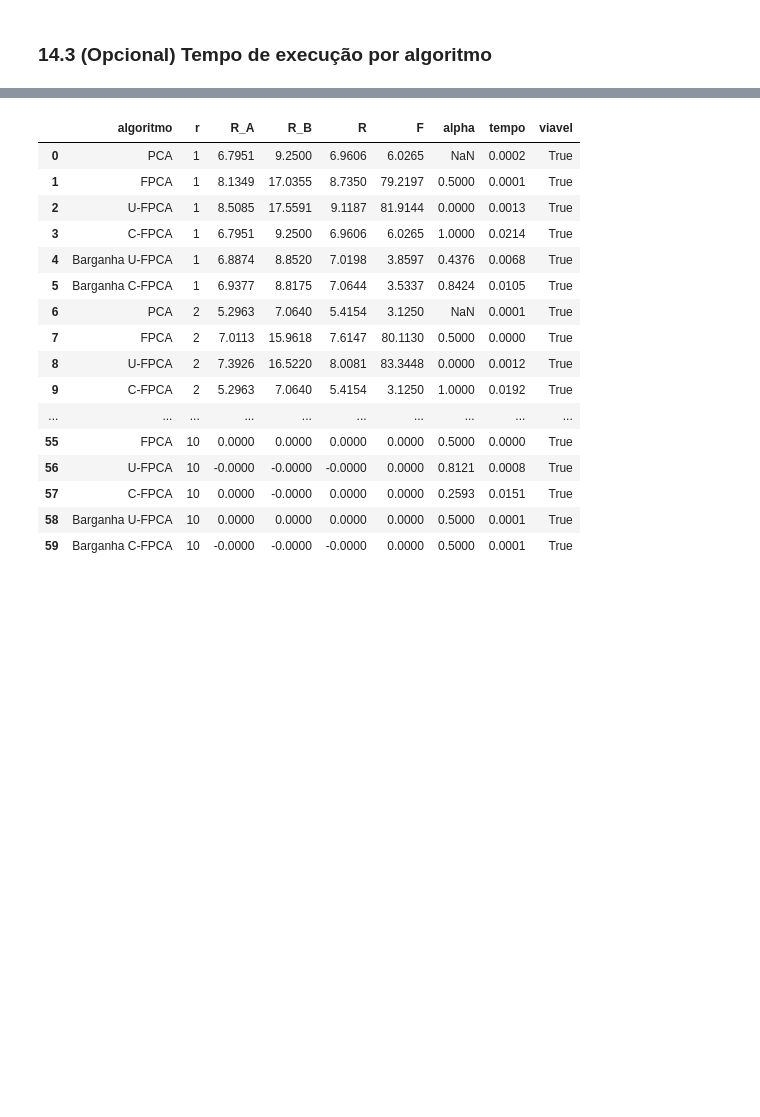
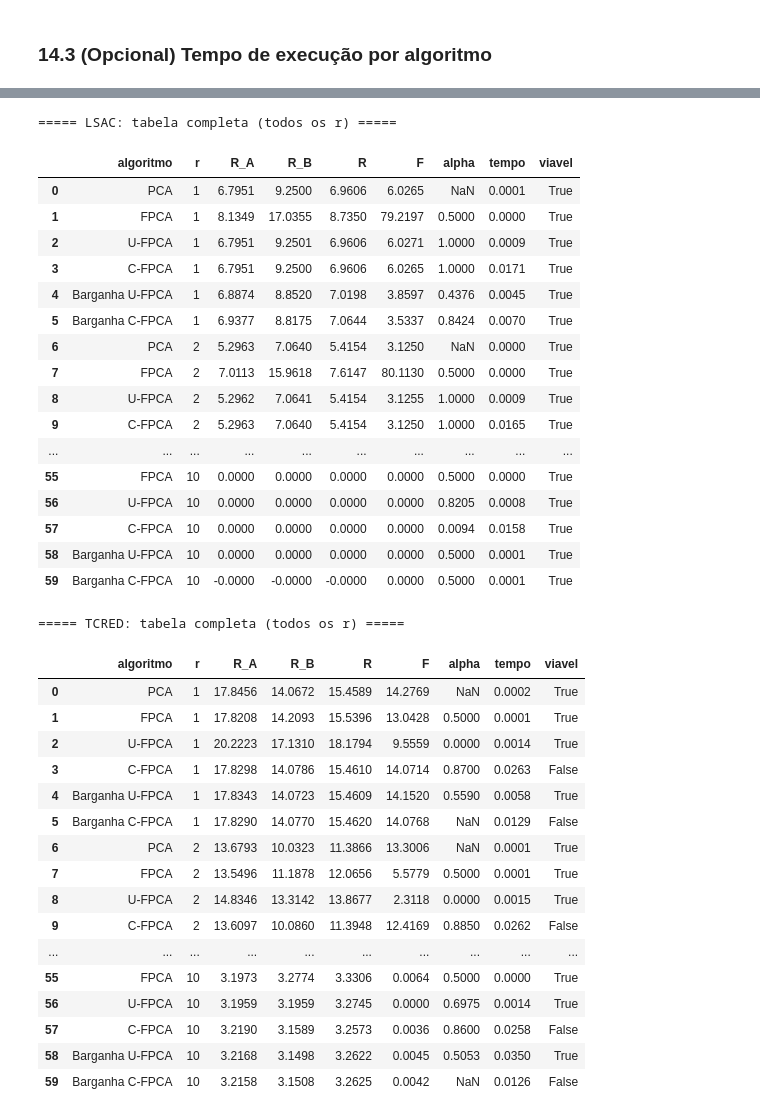
Before and after one commit to MDuqi/Bargaining-Fair-PCA, a Jupyter notebook: fair_pca_experimentos.ipynb, the cells around one changed output, grey strips where cells are left out. Saved outputs shown, nothing was run; the diff lists cells and outputs as text; code cells hidden in the pictures; blank space fills up the shorter version.

```diff
--- a/fair_pca_experimentos.ipynb
+++ b/fair_pca_experimentos.ipynb
@@ -492,7 +491,7 @@ def cfpca(CX, CA, CB, r, tau, n_grid=401, tol=ALPHA_TOL, n_iter=ALPHA_ITER):
     custos, violacoes = [], []
     for a in alphas:
         RA, RB = avaliar(a)
-        custos.append(disparity(RA, RB))
+        custos.append(fairness(RA, RB))   # minimiza o QUADRADO da disparidade
         violacoes.append(max(RA - tau, 0.0) + max(RB - tau, 0.0))
     custos, violacoes = np.array(custos), np.array(violacoes)
 
@@ -506,7 +505,7 @@ def cfpca(CX, CA, CB, r, tau, n_grid=401, tol=ALPHA_TOL, n_iter=ALPHA_ITER):
             RA, RB = avaliar(alpha)
             if RA > tau + 1e-9 or RB > tau + 1e-9:
                 return np.inf
-            return disparity(RA, RB)
+            return fairness(RA, RB)
 
         alpha_star = busca_secao_aurea(custo_restrito, a0, a1, tol, n_iter)
         if custo_restrito(alpha_star) == np.inf:   # refino saiu da região viável
@@ -759,0 +773,4 @@ if not df_resultados.empty:
+# %%
+for nome_dataset, res in resultados_por_dataset.items():
+    plot_metrica(res["df"], "F", "Fairness × Dimensão Reduzida",
+                 r"$F(U) = \left(R_A(U) - R_B(U)\right)^2$", nome_dataset)
@@ -760,21 +780,24 @@ if not df_resultados.empty:
 # %% [markdown]
 ### 14.1 (Opcional) α por dimensão — U-FPCA vs. peso endógeno da Barganha
 # %%
-if not df_resultados.empty:
+def plot_alpha(df_res, nome_dataset):
     fig, ax = plt.subplots(figsize=(7, 4.5), dpi=130)
     for algo, cor, mk in zip(["FPCA", "U-FPCA", "C-FPCA"], CORES[1:4], MARCADORES[1:4]):
-        sub = df_resultados[df_resultados["algoritmo"] == algo].sort_values("r")
+        sub = df_res[df_res["algoritmo"] == algo].sort_values("r")
         ax.plot(sub["r"], sub["alpha"], marker=mk, color=cor, label=f"{algo} (α)", linewidth=1.8)
     for algo, cor, mk in zip(["Barganha U-FPCA", "Barganha C-FPCA"], CORES[4:], MARCADORES[4:]):
-        sub = df_resultados[df_resultados["algoritmo"] == algo].sort_values("r")
+        sub = df_res[df_res["algoritmo"] == algo].sort_values("r")
         ax.plot(sub["r"], sub["alpha"], marker=mk, color=cor, linestyle="--",
                  label=f"{algo} (peso endógeno)", linewidth=1.8)
     ax.set_xlabel("Dimensão reduzida (r)")
     ax.set_ylabel(r"$\alpha$ (ou peso endógeno análogo)")
-    ax.set_title(f"Parâmetro de mistura por dimensão ({CONFIG['NAME']})")
+    ax.set_title(f"Parâmetro de mistura por dimensão\nDataset: {nome_dataset}")
     ax.legend(frameon=False, fontsize=7, ncol=2)
     ax.grid(alpha=0.3, linestyle="--")
     fig.tight_layout()
-    fig.savefig(f"fig_alpha_por_r_{CONFIG['NAME']}.png", bbox_inches="tight")
     plt.show()
+
+
+for nome_dataset, res in resultados_por_dataset.items():
+    plot_alpha(res["df"], nome_dataset)
 # %% [output]
@@ -802,16 +854,18 @@ if not df_resultados.empty:
 # %% [markdown]
 ### 14.3 (Opcional) Tempo de execução por algoritmo
 # %%
-if not df_resultados.empty:
-    tempo_medio = (df_resultados.groupby("algoritmo")["tempo"].mean()
-                   .reindex(ALGOS_ORDEM))
+def plot_tempo(df_res, nome_dataset):
+    tempo_medio = (df_res.groupby("algoritmo")["tempo"].mean().reindex(ALGOS_ORDEM))
     fig, ax = plt.subplots(figsize=(7, 4.5), dpi=130)
     ax.bar(tempo_medio.index, tempo_medio.values, color=CORES)
     ax.set_ylabel("Tempo médio de execução (s)")
-    ax.set_title(f"Tempo de execução médio por algoritmo (média sobre r = 1..{R_MAX})")
+    ax.set_title(f"Tempo de execução médio por algoritmo\nDataset: {nome_dataset}")
     ax.tick_params(axis="x", rotation=30)
     ax.grid(alpha=0.3, linestyle="--", axis="y")
     fig.tight_layout()
-    fig.savefig(f"fig_tempo_execucao_{CONFIG['NAME']}.png", bbox_inches="tight")
     plt.show()
+
+
+for nome_dataset, res in resultados_por_dataset.items():
+    plot_tempo(res["df"], nome_dataset)
 # %% [output]
@@ -825,26 +881,46 @@ compor a tabela comparativa do artigo.
 # %%
-if not df_resultados.empty:
-    tabela_completa = (df_resultados
+for nome_dataset, res in resultados_por_dataset.items():
+    print(f"\n===== {nome_dataset}: tabela completa (todos os r) =====")
+    tabela_completa = (res["df"]
                         .assign(algoritmo=lambda d: pd.Categorical(d["algoritmo"], ALGOS_ORDEM, ordered=True))
                         .sort_values(["r", "algoritmo"])
                         .reset_index(drop=True))
     display(tabela_completa.round(4))
 # %% [output]
+===== LSAC: tabela completa (todos os r) =====
 |  | algoritmo | r | R_A | R_B | R | F | alpha | tempo | viavel |
-| 0 | PCA | 1 | 6.7951 | 9.2500 | 6.9606 | 6.0265 | NaN | 0.0002 | True |
-| 1 | FPCA | 1 | 8.1349 | 17.0355 | 8.7350 | 79.2197 | 0.5000 | 0.0001 | True |
-| 2 | U-FPCA | 1 | 8.5085 | 17.5591 | 9.1187 | 81.9144 | 0.0000 | 0.0013 | True |
-| 3 | C-FPCA | 1 | 6.7951 | 9.2500 | 6.9606 | 6.0265 | 1.0000 | 0.0214 | True |
-| 4 | Barganha U-FPCA | 1 | 6.8874 | 8.8520 | 7.0198 | 3.8597 | 0.4376 | 0.0068 | True |
-| 5 | Barganha C-FPCA | 1 | 6.9377 | 8.8175 | 7.0644 | 3.5337 | 0.8424 | 0.0105 | True |
-| 6 | PCA | 2 | 5.2963 | 7.0640 | 5.4154 | 3.1250 | NaN | 0.0001 | True |
+| 0 | PCA | 1 | 6.7951 | 9.2500 | 6.9606 | 6.0265 | NaN | 0.0001 | True |
+| 1 | FPCA | 1 | 8.1349 | 17.0355 | 8.7350 | 79.2197 | 0.5000 | 0.0000 | True |
+| 2 | U-FPCA | 1 | 6.7951 | 9.2501 | 6.9606 | 6.0271 | 1.0000 | 0.0009 | True |
+| 3 | C-FPCA | 1 | 6.7951 | 9.2500 | 6.9606 | 6.0265 | 1.0000 | 0.0171 | True |
+| 4 | Barganha U-FPCA | 1 | 6.8874 | 8.8520 | 7.0198 | 3.8597 | 0.4376 | 0.0045 | True |
+| 5 | Barganha C-FPCA | 1 | 6.9377 | 8.8175 | 7.0644 | 3.5337 | 0.8424 | 0.0070 | True |
+| 6 | PCA | 2 | 5.2963 | 7.0640 | 5.4154 | 3.1250 | NaN | 0.0000 | True |
 | 7 | FPCA | 2 | 7.0113 | 15.9618 | 7.6147 | 80.1130 | 0.5000 | 0.0000 | True |
-| 8 | U-FPCA | 2 | 7.3926 | 16.5220 | 8.0081 | 83.3448 | 0.0000 | 0.0012 | True |
-| 9 | C-FPCA | 2 | 5.2963 | 7.0640 | 5.4154 | 3.1250 | 1.0000 | 0.0192 | True |
+| 8 | U-FPCA | 2 | 5.2962 | 7.0641 | 5.4154 | 3.1255 | 1.0000 | 0.0009 | True |
+| 9 | C-FPCA | 2 | 5.2963 | 7.0640 | 5.4154 | 3.1250 | 1.0000 | 0.0165 | True |
 | ... | ... | ... | ... | ... | ... | ... | ... | ... | ... |
 | 55 | FPCA | 10 | 0.0000 | 0.0000 | 0.0000 | 0.0000 | 0.5000 | 0.0000 | True |
-| 56 | U-FPCA | 10 | -0.0000 | -0.0000 | -0.0000 | 0.0000 | 0.8121 | 0.0008 | True |
-| 57 | C-FPCA | 10 | 0.0000 | -0.0000 | 0.0000 | 0.0000 | 0.2593 | 0.0151 | True |
+| 56 | U-FPCA | 10 | 0.0000 | 0.0000 | 0.0000 | 0.0000 | 0.8205 | 0.0008 | True |
+| 57 | C-FPCA | 10 | 0.0000 | 0.0000 | 0.0000 | 0.0000 | 0.0094 | 0.0158 | True |
 | 58 | Barganha U-FPCA | 10 | 0.0000 | 0.0000 | 0.0000 | 0.0000 | 0.5000 | 0.0001 | True |
 | 59 | Barganha C-FPCA | 10 | -0.0000 | -0.0000 | -0.0000 | 0.0000 | 0.5000 | 0.0001 | True |
+===== TCRED: tabela completa (todos os r) =====
+|  | algoritmo | r | R_A | R_B | R | F | alpha | tempo | viavel |
+| 0 | PCA | 1 | 17.8456 | 14.0672 | 15.4589 | 14.2769 | NaN | 0.0002 | True |
+| 1 | FPCA | 1 | 17.8208 | 14.2093 | 15.5396 | 13.0428 | 0.5000 | 0.0001 | True |
+| 2 | U-FPCA | 1 | 20.2223 | 17.1310 | 18.1794 | 9.5559 | 0.0000 | 0.0014 | True |
+| 3 | C-FPCA | 1 | 17.8298 | 14.0786 | 15.4610 | 14.0714 | 0.8700 | 0.0263 | False |
+| 4 | Barganha U-FPCA | 1 | 17.8343 | 14.0723 | 15.4609 | 14.1520 | 0.5590 | 0.0058 | True |
+| 5 | Barganha C-FPCA | 1 | 17.8290 | 14.0770 | 15.4620 | 14.0768 | NaN | 0.0129 | False |
+| 6 | PCA | 2 | 13.6793 | 10.0323 | 11.3866 | 13.3006 | NaN | 0.0001 | True |
+| 7 | FPCA | 2 | 13.5496 | 11.1878 | 12.0656 | 5.5779 | 0.5000 | 0.0001 | True |
+| 8 | U-FPCA | 2 | 14.8346 | 13.3142 | 13.8677 | 2.3118 | 0.0000 | 0.0015 | True |
+| 9 | C-FPCA | 2 | 13.6097 | 10.0860 | 11.3948 | 12.4169 | 0.8850 | 0.0262 | False |
+| ... | ... | ... | ... | ... | ... | ... | ... | ... | ... |
+| 55 | FPCA | 10 | 3.1973 | 3.2774 | 3.3306 | 0.0064 | 0.5000 | 0.0000 | True |
+| 56 | U-FPCA | 10 | 3.1959 | 3.1959 | 3.2745 | 0.0000 | 0.6975 | 0.0014 | True |
+| 57 | C-FPCA | 10 | 3.2190 | 3.1589 | 3.2573 | 0.0036 | 0.8600 | 0.0258 | False |
+| 58 | Barganha U-FPCA | 10 | 3.2168 | 3.1498 | 3.2622 | 0.0045 | 0.5053 | 0.0350 | True |
+| 59 | Barganha C-FPCA | 10 | 3.2158 | 3.1508 | 3.2625 | 0.0042 | NaN | 0.0126 | False |
 # %%
```
Also changed, not shown: parts of 24 cells of this notebook, 10 other files.
